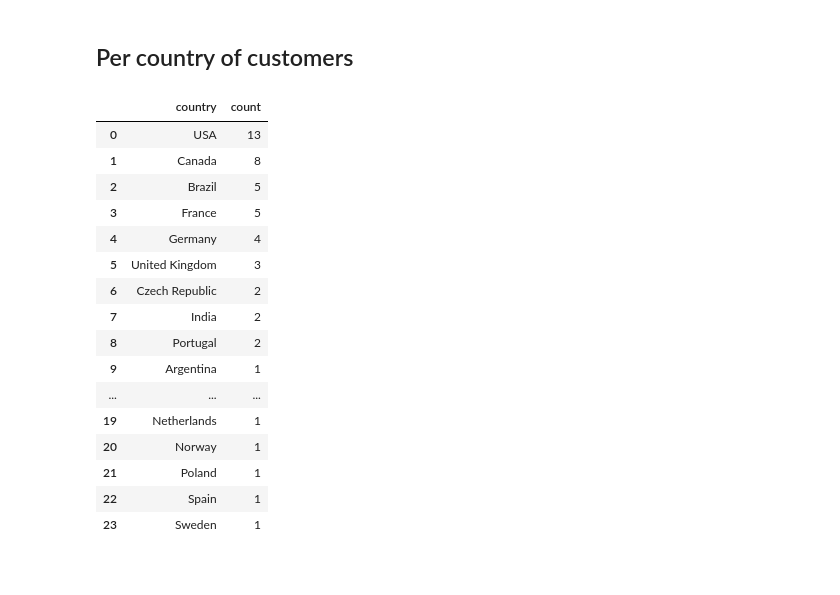
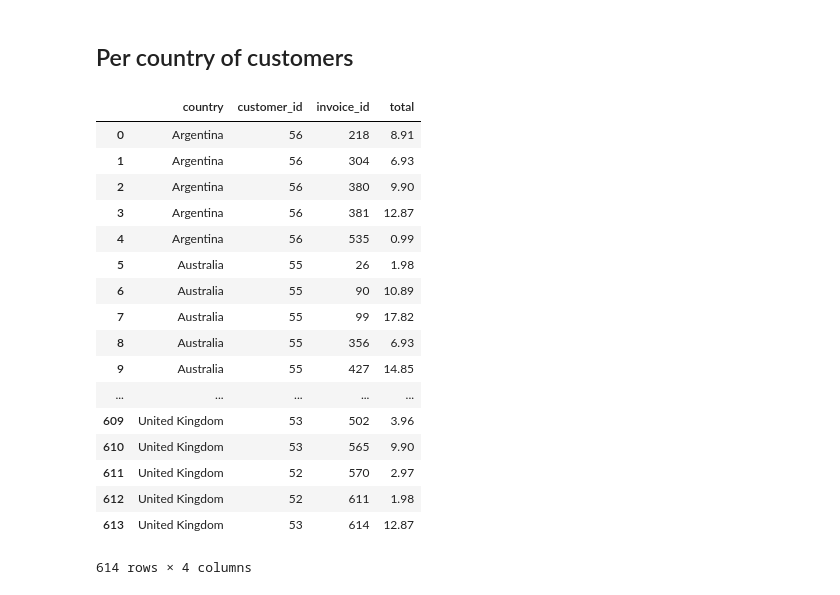
Before and after one commit to mingyyy/dataquest_projects, a Jupyter notebook: DQ_chinook.ipynb, the cells around one changed output. Saved outputs shown, nothing was run; the diff lists cells and outputs as text; code cells hidden in the pictures.

```diff
--- a/DQ_chinook.ipynb
+++ b/DQ_chinook.ipynb
@@ -190,38 +188,41 @@ Based on the modifed sales numbers, we see the same pattern that Margaret tops t
 # %% [markdown]
 ## Per country of customers
 # %%
-# c='DROP view temp_customer'
-# run_command(c)
+c='DROP view temp'
+run_command(c)
 
 c = '''
-CREATE VIEW temp_customer AS
-
+CREATE VIEW temp AS
      SELECT
-         country,
-         count(customer_id) count
-     FROM customer
-     GROUP by 1
-     ORDER by 2 DESC
+         c.country,
+         c.customer_id,
+         i.invoice_id,
+         i.total
+         FROM customer c
+         INNER JOIN invoice i
+         ON i.customer_id = c.customer_id
+         ORDER BY 1
 '''
 run_command(c)
 
-q = 'SELECT * FROM temp_customer;'
+q = 'SELECT * FROM temp;'
 run_query(q)
 # %% [output]
-|  | country | count |
-| 0 | USA | 13 |
-| 1 | Canada | 8 |
-| 2 | Brazil | 5 |
-| 3 | France | 5 |
-| 4 | Germany | 4 |
-| 5 | United Kingdom | 3 |
-| 6 | Czech Republic | 2 |
-| 7 | India | 2 |
-| 8 | Portugal | 2 |
-| 9 | Argentina | 1 |
-| ... | ... | ... |
-| 19 | Netherlands | 1 |
-| 20 | Norway | 1 |
-| 21 | Poland | 1 |
-| 22 | Spain | 1 |
-| 23 | Sweden | 1 |
+|  | country | customer_id | invoice_id | total |
+| 0 | Argentina | 56 | 218 | 8.91 |
+| 1 | Argentina | 56 | 304 | 6.93 |
+| 2 | Argentina | 56 | 380 | 9.90 |
+| 3 | Argentina | 56 | 381 | 12.87 |
+| 4 | Argentina | 56 | 535 | 0.99 |
+| 5 | Australia | 55 | 26 | 1.98 |
+| 6 | Australia | 55 | 90 | 10.89 |
+| 7 | Australia | 55 | 99 | 17.82 |
+| 8 | Australia | 55 | 356 | 6.93 |
+| 9 | Australia | 55 | 427 | 14.85 |
+| ... | ... | ... | ... | ... |
+| 609 | United Kingdom | 53 | 502 | 3.96 |
+| 610 | United Kingdom | 53 | 565 | 9.90 |
+| 611 | United Kingdom | 52 | 570 | 2.97 |
+| 612 | United Kingdom | 52 | 611 | 1.98 |
+| 613 | United Kingdom | 53 | 614 | 12.87 |
+614 rows × 4 columns
```
Also changed, not shown: parts of 11 cells of this notebook, 5 other files.
